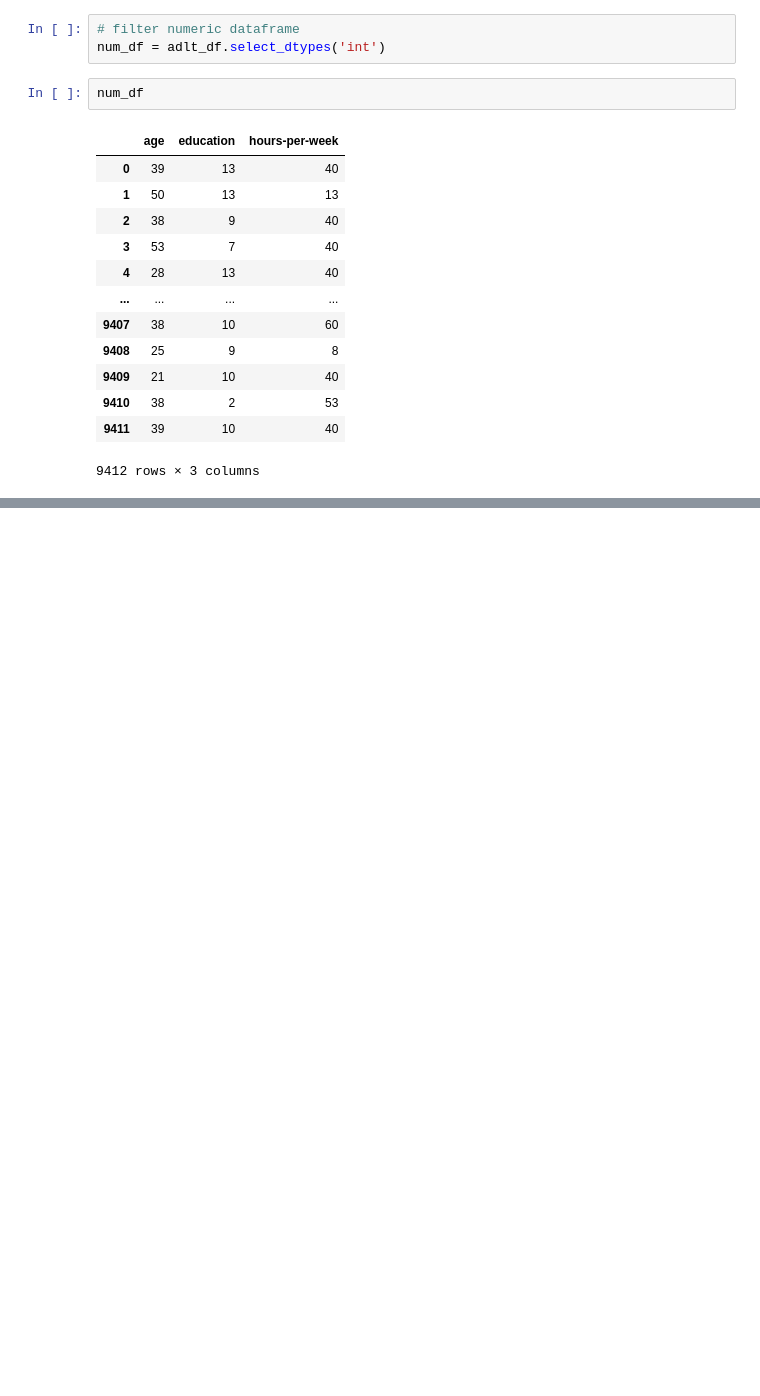
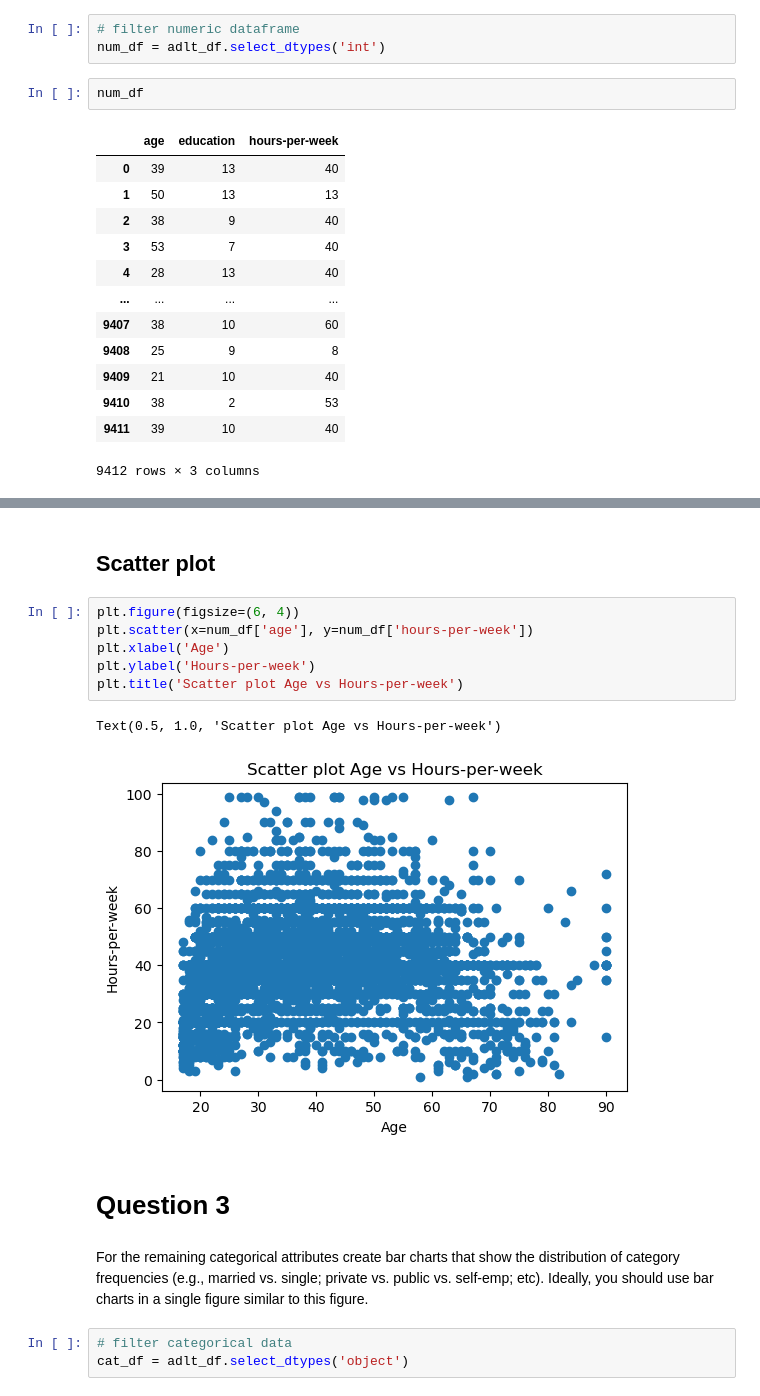
Before and after one commit to kushalnavghare/DSC-478_PRG_ML_APP, a Jupyter notebook: code/Assignment-#1.ipynb, the cells around one changed output, grey strips where cells are left out. Cells and saved outputs as stored; diff of their text form; blank space fills up the shorter version.

```diff
--- a/code/Assignment-#1.ipynb
+++ b/code/Assignment-#1.ipynb
@@ -127,0 +132,18 @@ plt.show()
+# %% [markdown]
+## Scatter plot
+# %%
+plt.figure(figsize=(6, 4))
+plt.scatter(x=num_df['age'], y=num_df['hours-per-week'])
+plt.xlabel('Age')
+plt.ylabel('Hours-per-week')
+plt.title('Scatter plot Age vs Hours-per-week')
+# %% [output]
+Text(0.5, 1.0, 'Scatter plot Age vs Hours-per-week')
+[figure, added]
+# %% [markdown]
+# Question 3
+# %% [markdown]
+For the remaining categorical attributes create bar charts that show the distribution of category frequencies (e.g., married vs. single; private vs. public vs. self-emp; etc). Ideally, you should use bar charts in a single figure similar to this figure.
+# %%
+# filter categorical data
+cat_df = adlt_df.select_dtypes('object')
```
Also changed, not shown: parts of 14 cells of this notebook.
